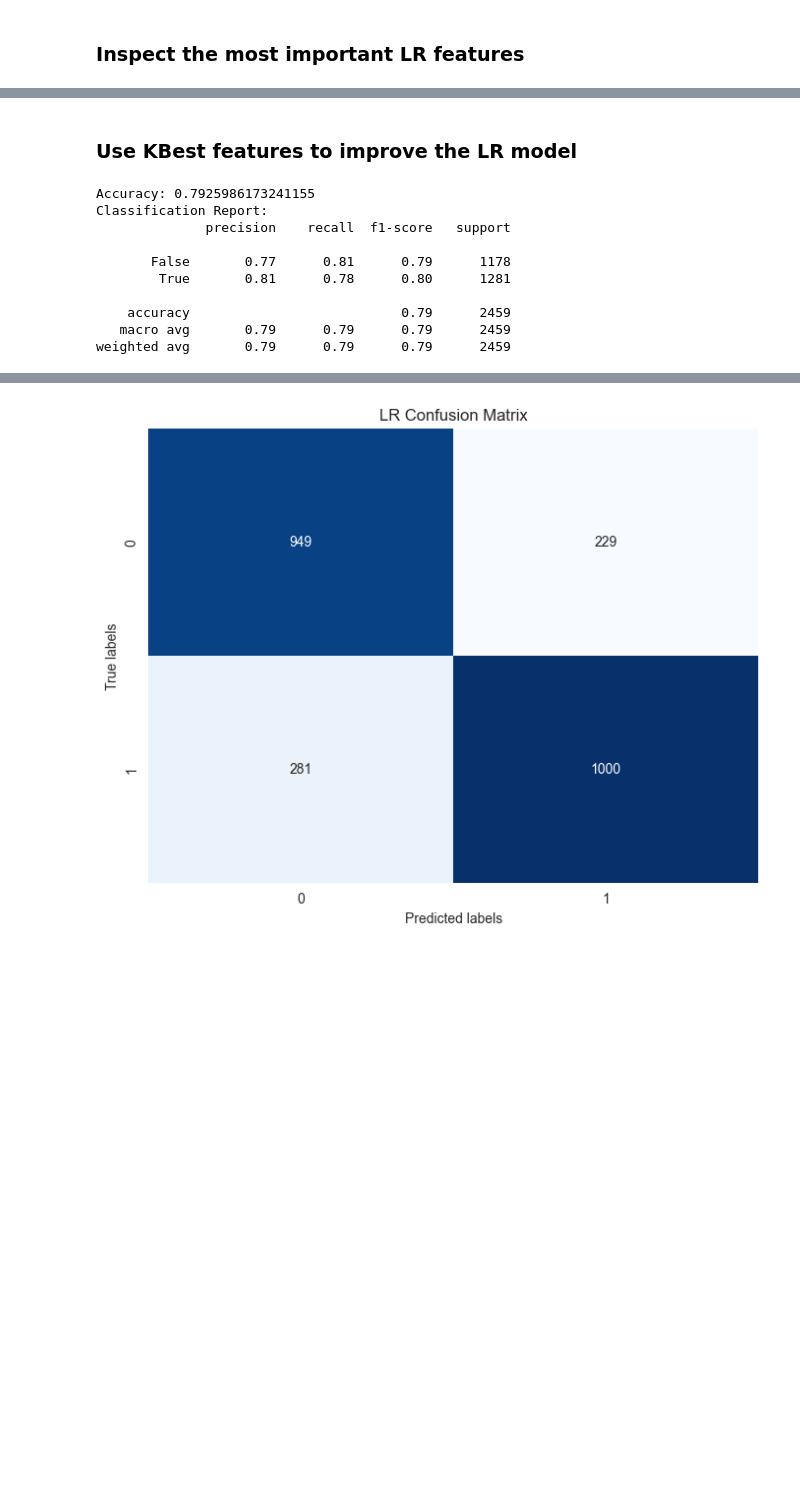
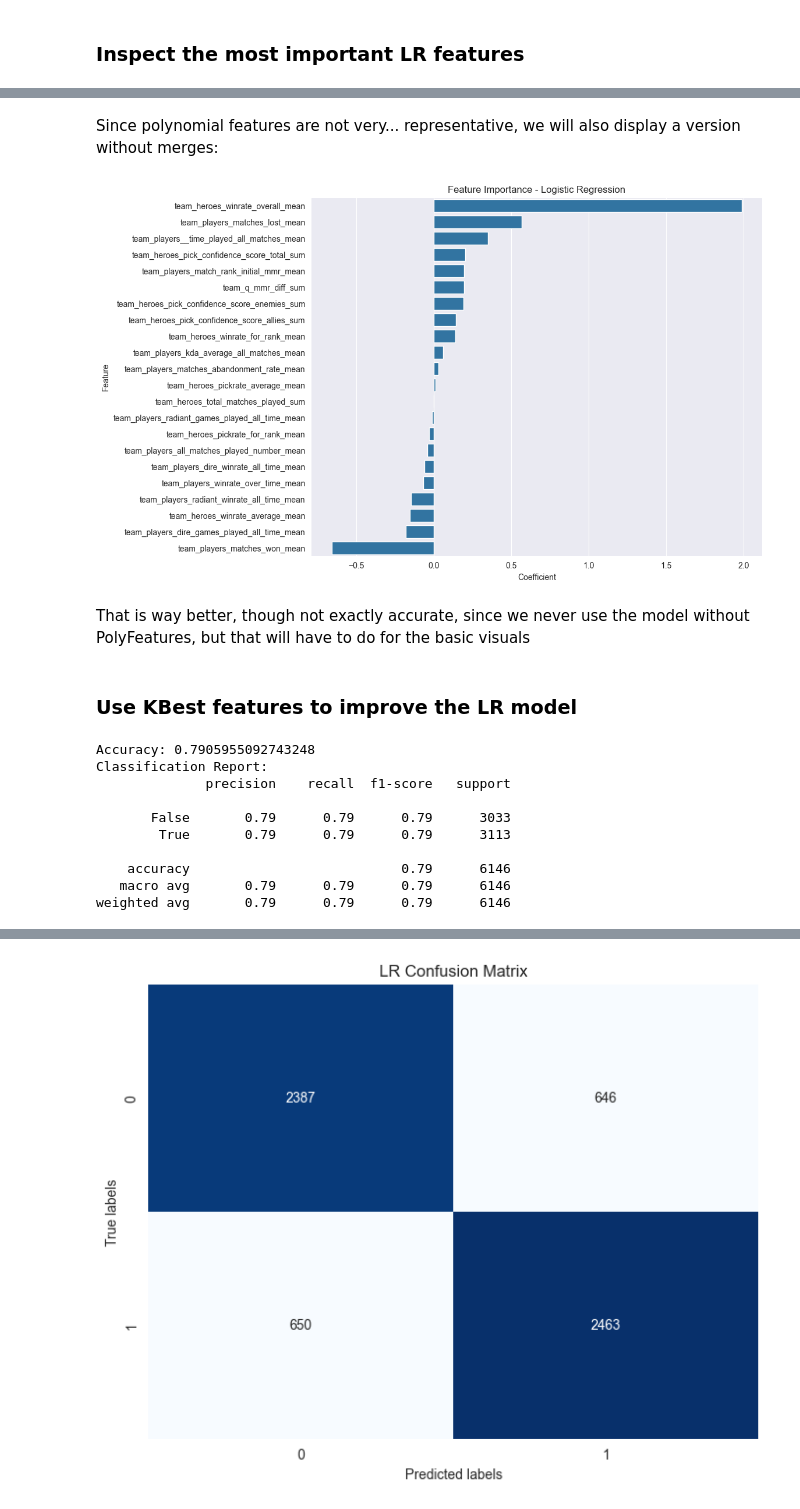
Before and after one commit to Avariq/DotaAIPredictions, a Jupyter notebook: notebooks/models_training_v2.ipynb, the cells around one changed output, grey strips where cells are left out. Cells and saved outputs as stored; diff of their text form; code cells hidden in the pictures; blank space fills up the shorter version.

```diff
--- a/notebooks/models_training_v2.ipynb
+++ b/notebooks/models_training_v2.ipynb
@@ -443,36 +449,59 @@ plt.show()
+# %% [markdown]
+Since polynomial features are not very... representative, we will also display a version without merges:
+# %%
+pipe = make_pipeline(StandardScaler(), LogisticRegression(max_iter=1000))
+pipe.fit(X_train, y_train)
+
+lr_coeffs = pipe.named_steps['logisticregression'].coef_[0]
+
+feature_importance_lr = pd.DataFrame({'Feature': X.columns, 'Coefficient': lr_coeffs})
+
+feature_importance_lr = feature_importance_lr.sort_values(by='Coefficient', ascending=False)
+
+plt.figure(figsize=(10, 8))
+sns.barplot(x='Coefficient', y='Feature', data=feature_importance_lr)
+plt.title('Feature Importance - Logistic Regression')
+plt.xlabel('Coefficient')
+plt.ylabel('Feature')
+plt.show()
+# %% [output]
+[figure, added]
+# %% [markdown]
+That is way better, though not exactly accurate, since we never use the model without PolyFeatures, but that will have to do for the basic visuals
 # %% [markdown]
 ### Use KBest features to improve the LR model
 # %%
-from sklearn.feature_selection import SelectKBest
-from sklearn.pipeline import FeatureUnion
+from sklearn.feature_selection import SelectKBest, VarianceThreshold
 
-select_k_best = SelectKBest(k=13)
-standard_scaler = best_pipe.named_steps['standardscaler']
+var_threshold = 0.01
+selector = VarianceThreshold(threshold=var_threshold)
+X_train_selected = selector.fit_transform(X_train)
+X_test_selected = selector.transform(X_test)
 
 new_pipe = make_pipeline(
-    FeatureUnion([
-        ('standard_scaler', standard_scaler),
-        ('select_k_best', select_k_best)
-    ]),
+    StandardScaler(),
+    PolynomialFeatures(degree=2),
+    selector,
+    SelectKBest(k=13),
     LogisticRegression(max_iter=10000)
 )
 
-new_pipe.fit(X_train, y_train)
+new_pipe.fit(X_train_selected, y_train)
 
-y_pred = new_pipe.predict(X_test)
-score = new_pipe.score(X_test, y_test)
+y_pred = new_pipe.predict(X_test_selected)
+score = new_pipe.score(X_test_selected, y_test)
 
 print(f'Accuracy: {score}')
 print('Classification Report:')
 print(classification_report(y_test, y_pred))
 # %% [output]
-Accuracy: 0.7925986173241155
+Accuracy: 0.7905955092743248
 Classification Report:
               precision    recall  f1-score   support
 
-       False       0.77      0.81      0.79      1178
-        True       0.81      0.78      0.80      1281
+       False       0.79      0.79      0.79      3033
+        True       0.79      0.79      0.79      3113
 
-    accuracy                           0.79      2459
-   macro avg       0.79      0.79      0.79      2459
-weighted avg       0.79      0.79      0.79      2459
+    accuracy                           0.79      6146
+   macro avg       0.79      0.79      0.79      6146
+weighted avg       0.79      0.79      0.79      6146
```
Also changed, not shown: parts of 20 cells of this notebook.
